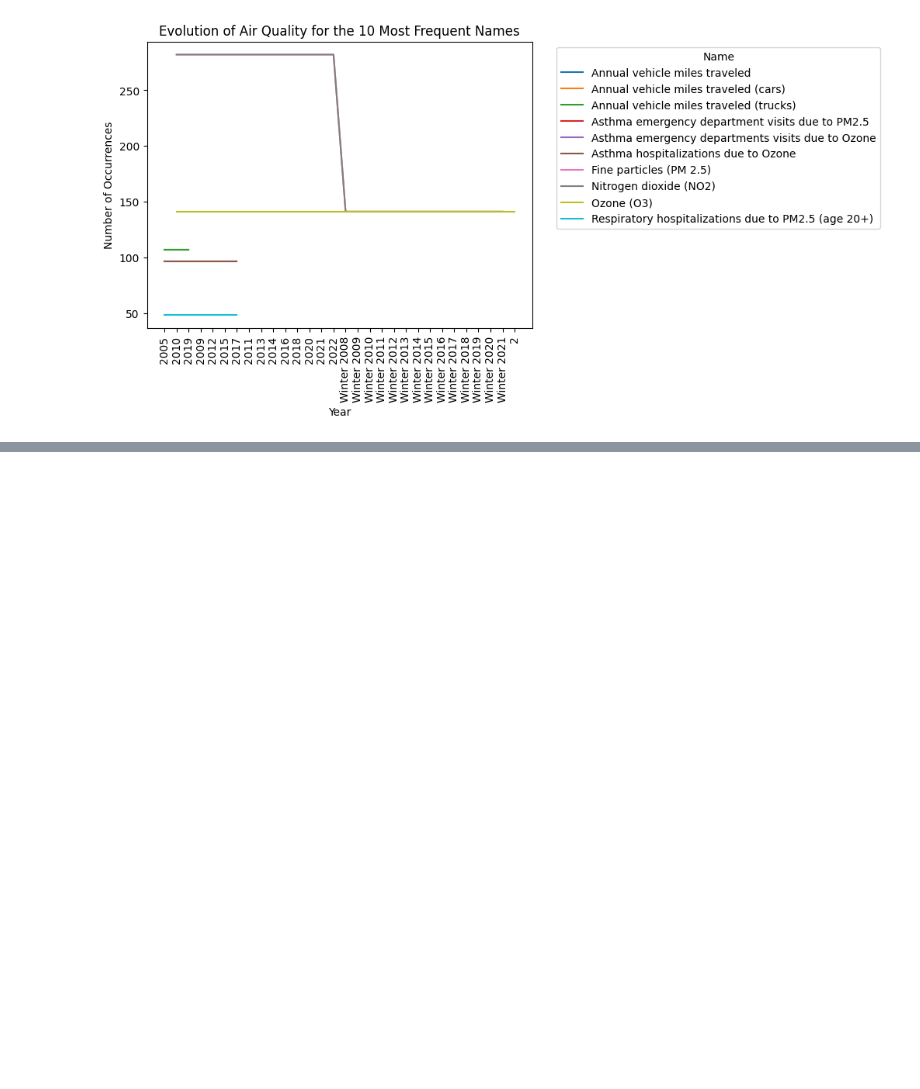
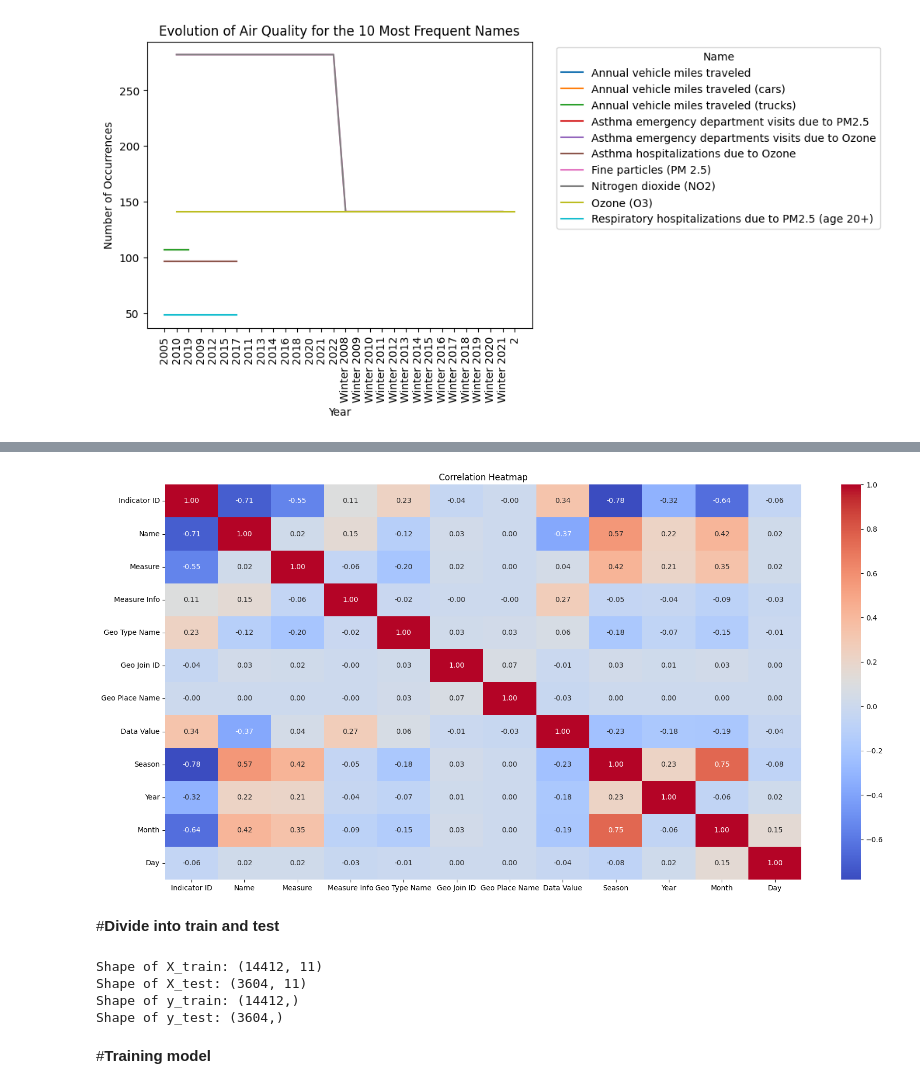
Before and after one commit to Laureoby/Air_Quality_dataset, a Jupyter notebook: Air_Quality_dataset.ipynb, the cells around one changed output, grey strips where cells are left out. Drawn from its saved outputs; the diff is of its cells as text; code cells hidden in the pictures; blank space fills up the shorter version.

```diff
--- a/Air_Quality_dataset.ipynb
+++ b/Air_Quality_dataset.ipynb
@@ -291,0 +428,11 @@ plt.show()
+# %%
+# Convertir les chaînes de date en datetime
+data['Start_Date'] = pd.to_datetime(data['Start_Date'], format='%m/%d/%Y')
+
+# Extraire l'année, le mois et le jour
+data['Start_Year'] = data['Start_Date'].dt.year
+data['Month'] = data['Start_Date'].dt.month
+data['Day'] = data['Start_Date'].dt.day
+
+# Supprimer la colonne originale de date si nécessaire
+data.drop('Start_Date', axis=1, inplace=True)
@@ -291,0 +448,3 @@ plt.show()
+# %%
+data.drop('Year', axis=1, inplace=True)
+data.head()
@@ -291,0 +458,3 @@ plt.show()
+# %%
+data = data.rename(columns={"Start_Year": "Year"})
+data.head()
@@ -291,0 +468,3 @@ plt.show()
+# %%
+corr=data.corr()
+corr
@@ -291,0 +485,30 @@ plt.show()
+# %%
+# Generate a heatmap of the correlation matrix
+plt.figure(figsize=(20, 10))
+sns.heatmap(corr, annot=True, cmap='coolwarm', fmt=".2f")
+
+# Set the title and show the plot
+plt.title('Correlation Heatmap')
+plt.show()
+# %% [output]
+[figure, added]
+# %% [markdown]
+#**Divide into train and test**
+# %%
+from sklearn.model_selection import train_test_split
+
+# Split the data into train and test sets
+X_train, X_test, y_train, y_test = train_test_split(data.drop('Name', axis=1), data['Name'], test_size=0.2, random_state=42)
+
+# Print the shapes of the train and test sets
+print('Shape of X_train:', X_train.shape)
+print('Shape of X_test:', X_test.shape)
+print('Shape of y_train:', y_train.shape)
+print('Shape of y_test:', y_test.shape)
+# %% [output]
+Shape of X_train: (14412, 11)
+Shape of X_test: (3604, 11)
+Shape of y_train: (14412,)
+Shape of y_test: (3604,)
+# %% [markdown]
+#**Training model**
```
Also changed, not shown: parts of 42 cells of this notebook.
